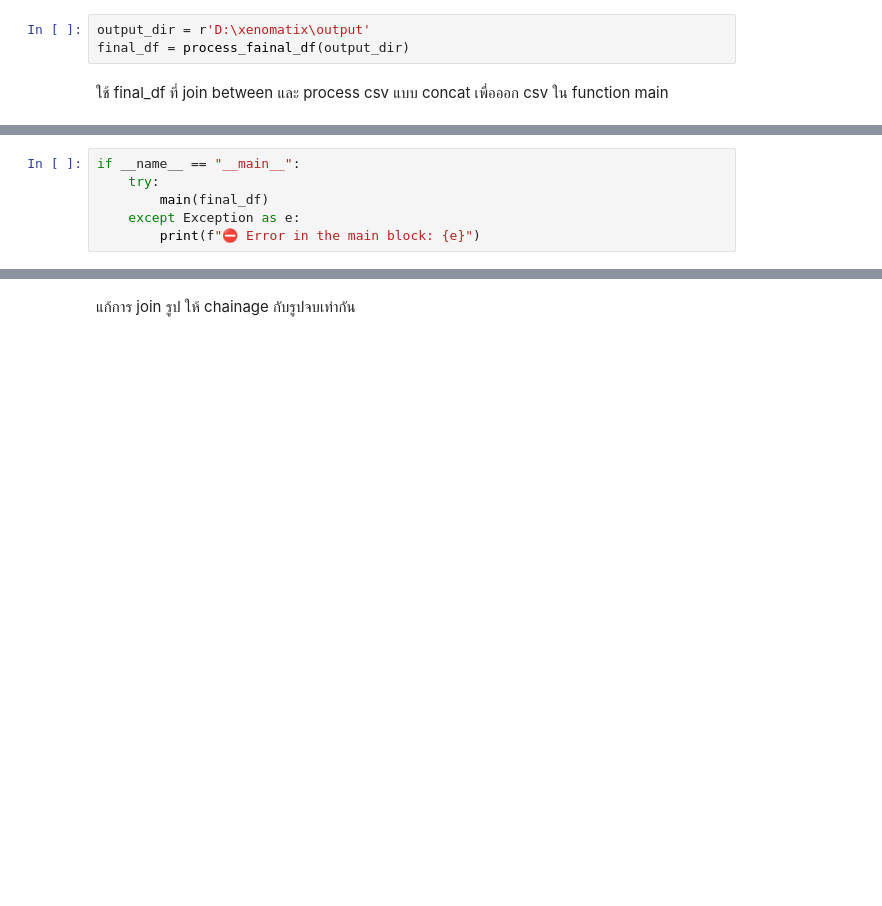
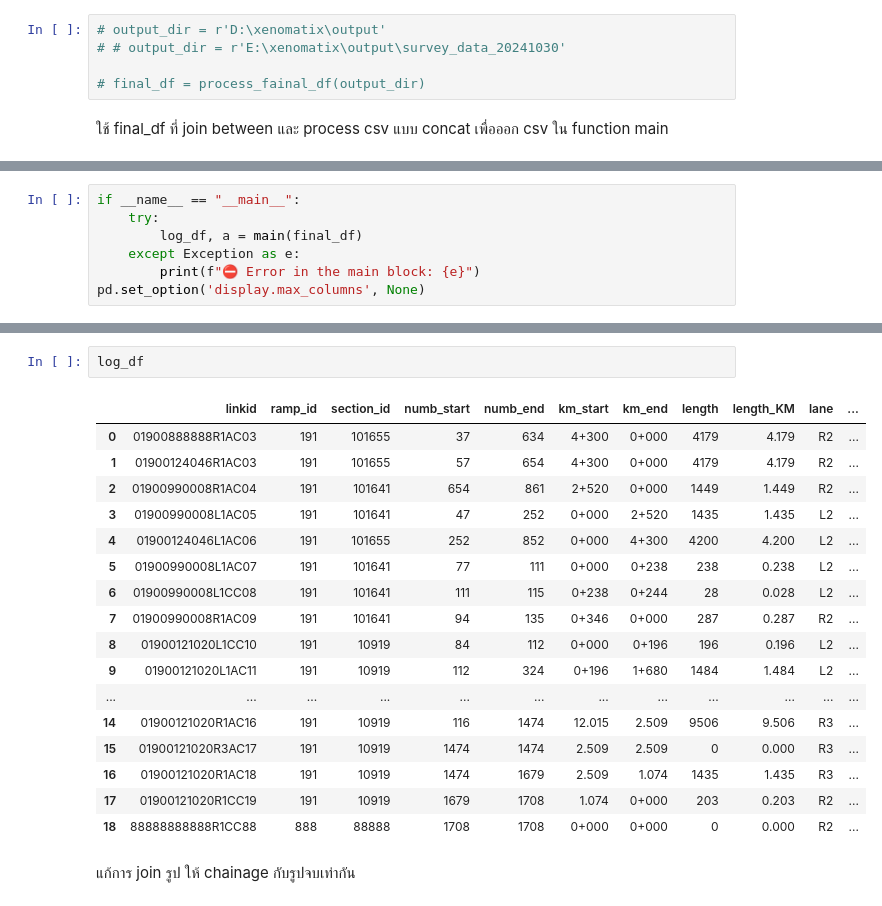
Before and after one commit to ISS-infra/xeno, a Jupyter notebook: xeno_test.ipynb, the cells around one changed output, grey strips where cells are left out. Cells and saved outputs as stored; diff of their text form; blank space fills up the shorter version.

```diff
--- a/xeno_test.ipynb
+++ b/xeno_test.ipynb
@@ -397,6 +479,8 @@ def process_fainal_df(output_dir):
 # %%
-output_dir = r'D:\xenomatix\output'
-final_df = process_fainal_df(output_dir)
+# output_dir = r'D:\xenomatix\output'
+# # output_dir = r'E:\xenomatix\output\survey_data_20241030'
+
+# final_df = process_fainal_df(output_dir)
 # %% [markdown]
 ใช้ final_df ที่ join between และ process csv แบบ concat เพื่อออก csv ใน function main
 # %%
@@ -670,6 +555,7 @@ def main(final_df):
 # %%
 if __name__ == "__main__":
     try:
-        main(final_df)
+        log_df, a = main(final_df)
     except Exception as e:
         print(f"⛔ Error in the main block: {e}")
+pd.set_option('display.max_columns', None)
@@ -676,3 +598,23 @@ if __name__ == "__main__":
+# %%
+log_df
+# %% [output]
+|  | linkid | ramp_id | section_id | numb_start | numb_end | km_start | km_end | length | length_KM | lane | ... |
+| 0 | 01900888888R1AC03 | 191 | 101655 | 37 | 634 | 4+300 | 0+000 | 4179 | 4.179 | R2 | ... |
+| 1 | 01900124046R1AC03 | 191 | 101655 | 57 | 654 | 4+300 | 0+000 | 4179 | 4.179 | R2 | ... |
+| 2 | 01900990008R1AC04 | 191 | 101641 | 654 | 861 | 2+520 | 0+000 | 1449 | 1.449 | R2 | ... |
+| 3 | 01900990008L1AC05 | 191 | 101641 | 47 | 252 | 0+000 | 2+520 | 1435 | 1.435 | L2 | ... |
+| 4 | 01900124046L1AC06 | 191 | 101655 | 252 | 852 | 0+000 | 4+300 | 4200 | 4.200 | L2 | ... |
+| 5 | 01900990008L1AC07 | 191 | 101641 | 77 | 111 | 0+000 | 0+238 | 238 | 0.238 | L2 | ... |
+| 6 | 01900990008L1CC08 | 191 | 101641 | 111 | 115 | 0+238 | 0+244 | 28 | 0.028 | L2 | ... |
+| 7 | 01900990008R1AC09 | 191 | 101641 | 94 | 135 | 0+346 | 0+000 | 287 | 0.287 | R2 | ... |
+| 8 | 01900121020L1CC10 | 191 | 10919 | 84 | 112 | 0+000 | 0+196 | 196 | 0.196 | L2 | ... |
+| 9 | 01900121020L1AC11 | 191 | 10919 | 112 | 324 | 0+196 | 1+680 | 1484 | 1.484 | L2 | ... |
+| ... | ... | ... | ... | ... | ... | ... | ... | ... | ... | ... | ... |
+| 14 | 01900121020R1AC16 | 191 | 10919 | 116 | 1474 | 12.015 | 2.509 | 9506 | 9.506 | R3 | ... |
+| 15 | 01900121020R3AC17 | 191 | 10919 | 1474 | 1474 | 2.509 | 2.509 | 0 | 0.000 | R3 | ... |
+| 16 | 01900121020R1AC18 | 191 | 10919 | 1474 | 1679 | 2.509 | 1.074 | 1435 | 1.435 | R3 | ... |
+| 17 | 01900121020R1CC19 | 191 | 10919 | 1679 | 1708 | 1.074 | 0+000 | 203 | 0.203 | R2 | ... |
+| 18 | 88888888888R1CC88 | 888 | 88888 | 1708 | 1708 | 0+000 | 0+000 | 0 | 0.000 | R2 | ... |
 # %% [markdown]
 แก้การ join รูป ให้ chainage กับรูปจบเท่ากัน
 # %% [markdown]
```
Also changed, not shown: parts of 20 cells of this notebook, 17 other files.
